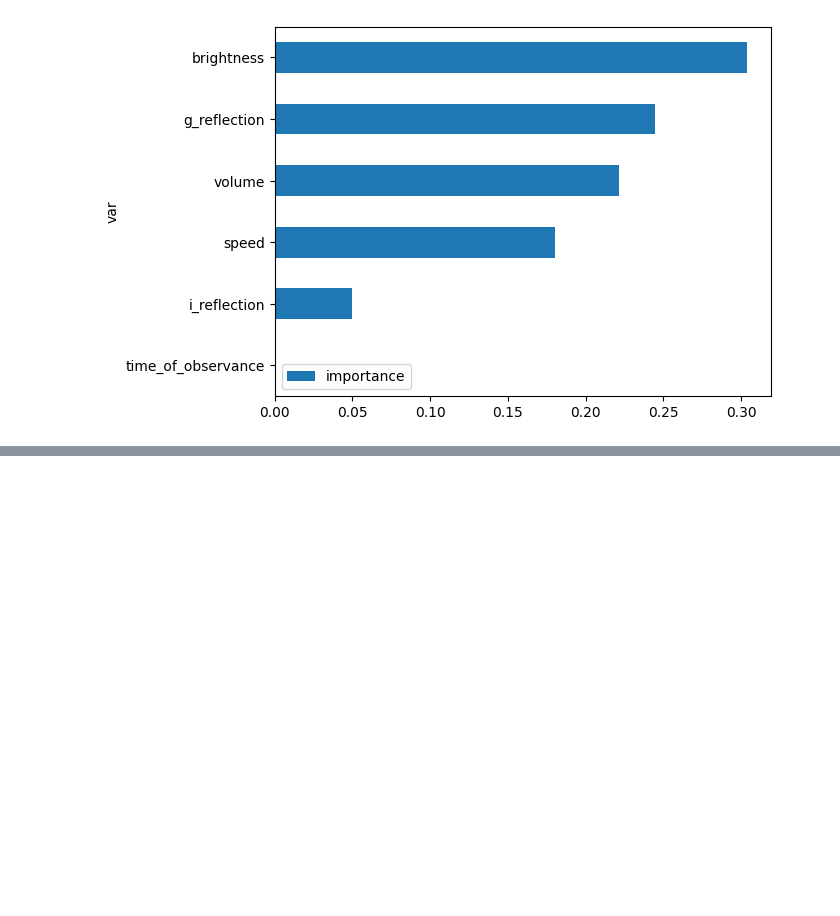
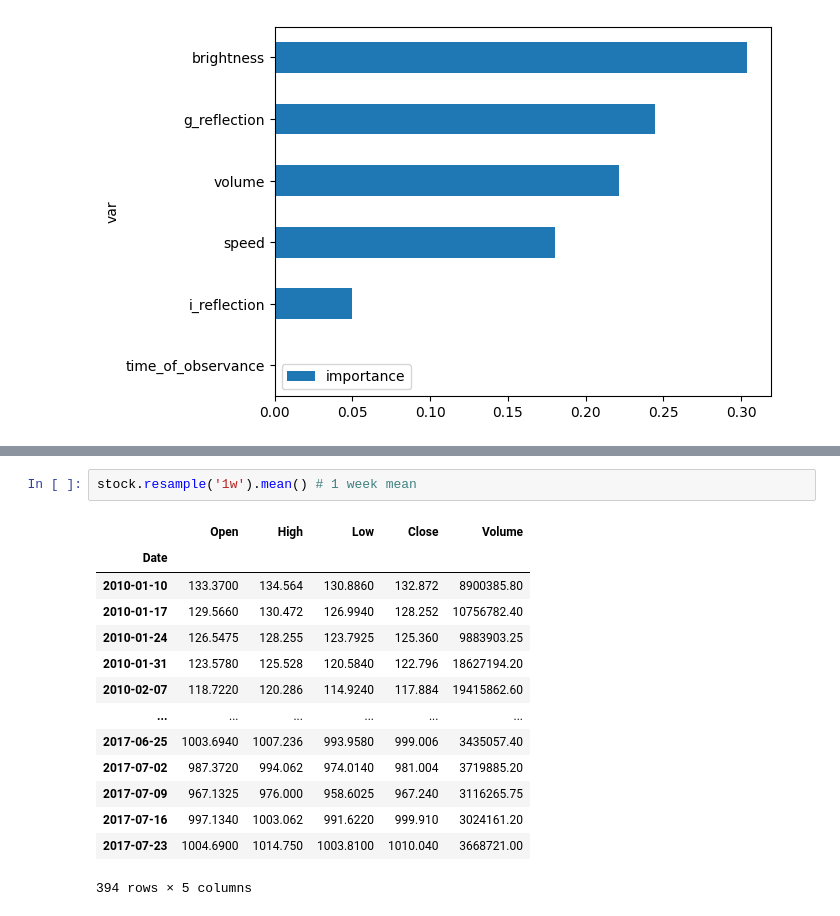
Before and after one commit to SArsenii/ALearningRecord, a Jupyter notebook: IDS/Week 3/3.ipynb, the cells around one changed output, grey strips where cells are left out. Drawn from its saved outputs; the diff is of its cells as text; blank space fills up the shorter version.

Commit message:
IDS week 3 finish

```diff
--- a/IDS/Week 3/3.ipynb
+++ b/IDS/Week 3/3.ipynb
@@ -107,0 +274,17 @@ fi_df.sort_values('importance', ascending=True).plot.barh(y='importance', x='var
+# %%
+stock.resample('1w').mean() # 1 week mean
+# %% [output]
+|  | Open | High | Low | Close | Volume |
+| Date |  |  |  |  |  |
+| 2010-01-10 | 133.3700 | 134.564 | 130.8860 | 132.872 | 8900385.80 |
+| 2010-01-17 | 129.5660 | 130.472 | 126.9940 | 128.252 | 10756782.40 |
+| 2010-01-24 | 126.5475 | 128.255 | 123.7925 | 125.360 | 9883903.25 |
+| 2010-01-31 | 123.5780 | 125.528 | 120.5840 | 122.796 | 18627194.20 |
+| 2010-02-07 | 118.7220 | 120.286 | 114.9240 | 117.884 | 19415862.60 |
+| ... | ... | ... | ... | ... | ... |
+| 2017-06-25 | 1003.6940 | 1007.236 | 993.9580 | 999.006 | 3435057.40 |
+| 2017-07-02 | 987.3720 | 994.062 | 974.0140 | 981.004 | 3719885.20 |
+| 2017-07-09 | 967.1325 | 976.000 | 958.6025 | 967.240 | 3116265.75 |
+| 2017-07-16 | 997.1340 | 1003.062 | 991.6220 | 999.910 | 3024161.20 |
+| 2017-07-23 | 1004.6900 | 1014.750 | 1003.8100 | 1010.040 | 3668721.00 |
+394 rows × 5 columns
```
Also changed, not shown: parts of 32 cells of this notebook.
